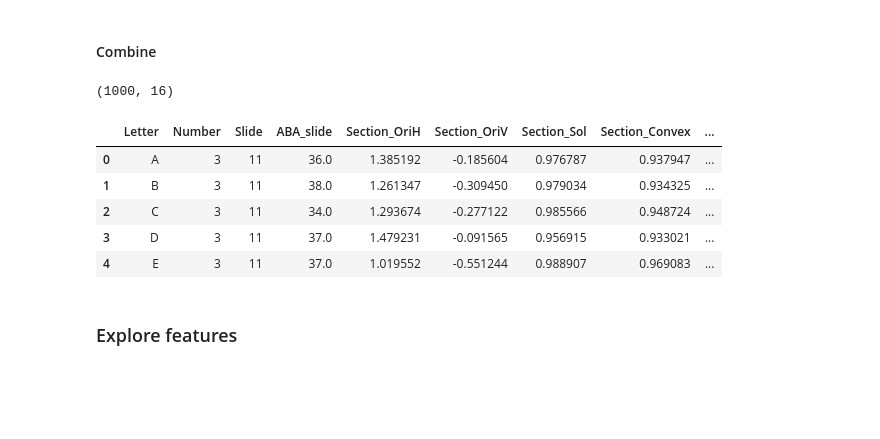
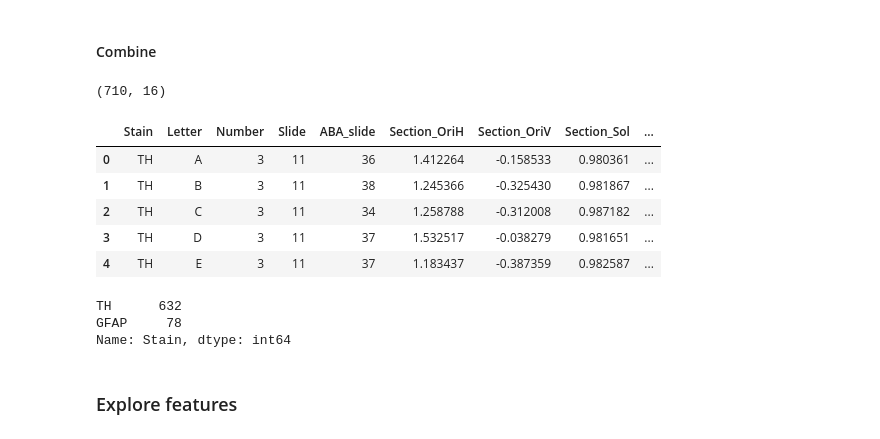
Before and after one commit to grace3999/Visiopharm, a Jupyter notebook: Visiopharm_predict_slidenum.ipynb, the cells around one changed output. Saved outputs shown, nothing was run; the diff lists cells and outputs as text; code cells hidden in the pictures; blank space fills up the shorter version.

```diff
--- a/Visiopharm_predict_slidenum.ipynb
+++ b/Visiopharm_predict_slidenum.ipynb
@@ -51,7 +51,7 @@ np.set_printoptions(suppress=True)
 # %% [markdown]
 #### Get data
 # %%
-path = '/Users/abbieschindler/Documents/Schindler_Lab/Data/Visiopharm/orig_tc/Whole_section_analysis/TH_Section_210123.xlsx'
+path = '/Users/abbieschindler/Documents/Schindler_Lab/Data/Visiopharm/orig_tc/Whole_section_analysis/Section_210126.xlsx'
 
 data = pd.read_excel(path)
 data = pd.DataFrame(data = data)
@@ -114,12 +128,13 @@ labels_dir_paths
 labels_final = pd.DataFrame()
 
 for path in labels_dir_paths:
-
+    print(path)
     if path.split('/')[-1] == '.DS_Store':
         pass
     else:
         labels_int = pd.read_excel(path)
         labels_int = pd.DataFrame(data = labels_int)
+        labels_int['name'] = path.split('/')[-1]
         print(labels_int.shape)
         print(labels_int.columns)
 
@@ -130,5 +145,5 @@ for path in labels_dir_paths:
 
     print(labels_final.shape, '\n')
 
-labels_final.head()
+labels_final.tail()
 # %% [output]
@@ -158,15 +173,24 @@ Index(['Letter', 'Number', 'Slide_11', 'Slide_13', 'Slide_15', 'Slide_17', 'Slid
 # %%
-labels_final.drop(['Slide_35'], axis=1, inplace=True)
+#make tidy
+slides = ['Slide_28', 'Slide_32', 'Slide_36',
+       'Slide_11', 'Slide_13', 'Slide_15', 'Slide_17', 'Slide_19',
+       'Slide_21', 'Slide_23', 'Slide_25', 'Slide_27', 'Slide_29',
+       'Slide_31', 'Slide_33', 'Slide_35', 'Slide_12', 'Slide_14',
+       'Slide_16', 'Slide_62', 'Slide_65', 'Slide_69', 'Slide_20',
+       'Slide_24', 'Slide_52', 'Slide_56', 'Slide_60',
+       'Slide_40', 'Slide_44', 'Slide_48']
 
-slides = ['Slide_11', 'Slide_13', 'Slide_15', 'Slide_17', 'Slide_19', 'Slide_21', 'Slide_23', 'Slide_25',
-          'Slide_27', 'Slide_29', 'Slide_31', 'Slide_33']
-
-labels_final_melt = pd.melt(labels_final, id_vars=['Letter', 'Number'], value_vars=slides,
+labels_final_melt = pd.melt(labels_final, id_vars=['Stain', 'Letter', 'Number'], value_vars=slides,
               var_name='Slide', value_name='ABA_slide')
 
+labels_final_melt = labels_final_melt[labels_final_melt['ABA_slide']!='130-131']
+labels_final_melt = labels_final_melt.replace({'none': np.nan})
+labels_final_melt = labels_final_melt.dropna(axis=0)
+
+#clean
+labels_final_melt['Slide'] = [x.split('_')[1] for x in labels_final_melt['Slide']]
 labels_final_melt['ABA_slide'] = [int(x) for x in labels_final_melt['ABA_slide']]
 
-labels_final_melt['Slide'] = labels_final_melt['Slide'].str.lstrip('Slide_')
 print(labels_final_melt.shape)
 labels_final_melt.head()
 # %% [output]
@@ -180,17 +221,23 @@ labels_final_melt.head()
 # %% [markdown]
 #### Combine
 # %%
-data_final = labels_final_melt.merge(data, on=['Letter', 'Number', 'Slide'], how='outer')
+data_final = labels_final_melt.merge(data, on=['Stain', 'Letter', 'Number', 'Slide'], how='inner')
 print(data_final.shape)
 data_final.head()
 # %% [output]
-(1000, 16)
+(710, 16)
-|  | Letter | Number | Slide | ABA_slide | Section_OriH | Section_OriV | Section_Sol | Section_Convex | ... |
-| 0 | A | 3 | 11 | 36.0 | 1.385192 | -0.185604 | 0.976787 | 0.937947 | ... |
-| 1 | B | 3 | 11 | 38.0 | 1.261347 | -0.309450 | 0.979034 | 0.934325 | ... |
-| 2 | C | 3 | 11 | 34.0 | 1.293674 | -0.277122 | 0.985566 | 0.948724 | ... |
-| 3 | D | 3 | 11 | 37.0 | 1.479231 | -0.091565 | 0.956915 | 0.933021 | ... |
-| 4 | E | 3 | 11 | 37.0 | 1.019552 | -0.551244 | 0.988907 | 0.969083 | ... |
+|  | Stain | Letter | Number | Slide | ABA_slide | Section_OriH | Section_OriV | Section_Sol | ... |
+| 0 | TH | A | 3 | 11 | 36 | 1.412264 | -0.158533 | 0.980361 | ... |
+| 1 | TH | B | 3 | 11 | 38 | 1.245366 | -0.325430 | 0.981867 | ... |
+| 2 | TH | C | 3 | 11 | 34 | 1.258788 | -0.312008 | 0.987182 | ... |
+| 3 | TH | D | 3 | 11 | 37 | 1.532517 | -0.038279 | 0.981651 | ... |
+| 4 | TH | E | 3 | 11 | 37 | 1.183437 | -0.387359 | 0.982587 | ... |
+# %%
+data_final['Stain'].value_counts()
+# %% [output]
+TH      632
+GFAP     78
+Name: Stain, dtype: int64
 # %% [markdown]
 ### Explore features
 # %%
```
Also changed, not shown: parts of 16 cells of this notebook.
